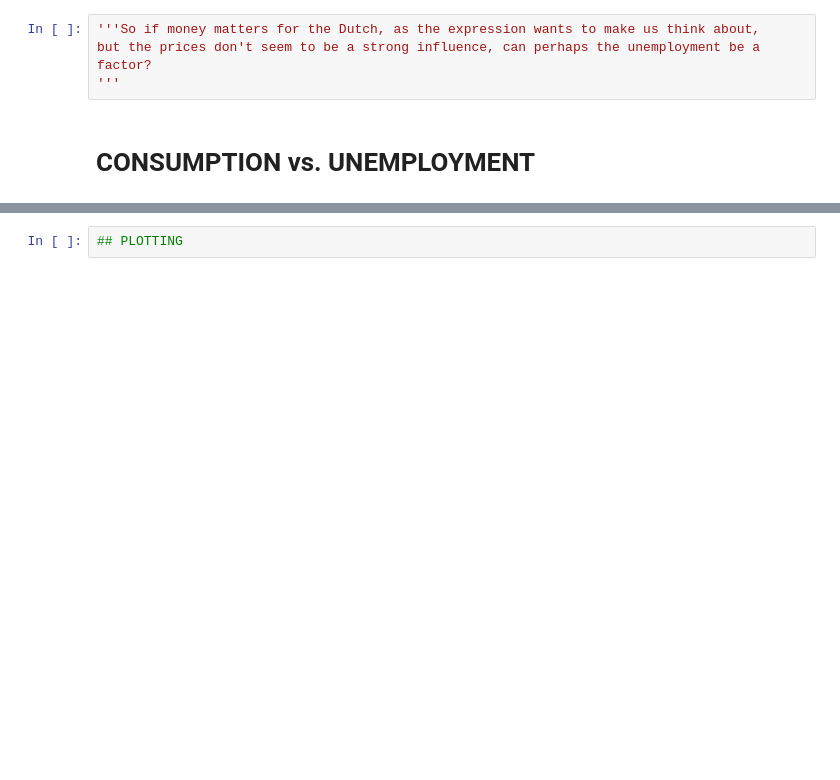
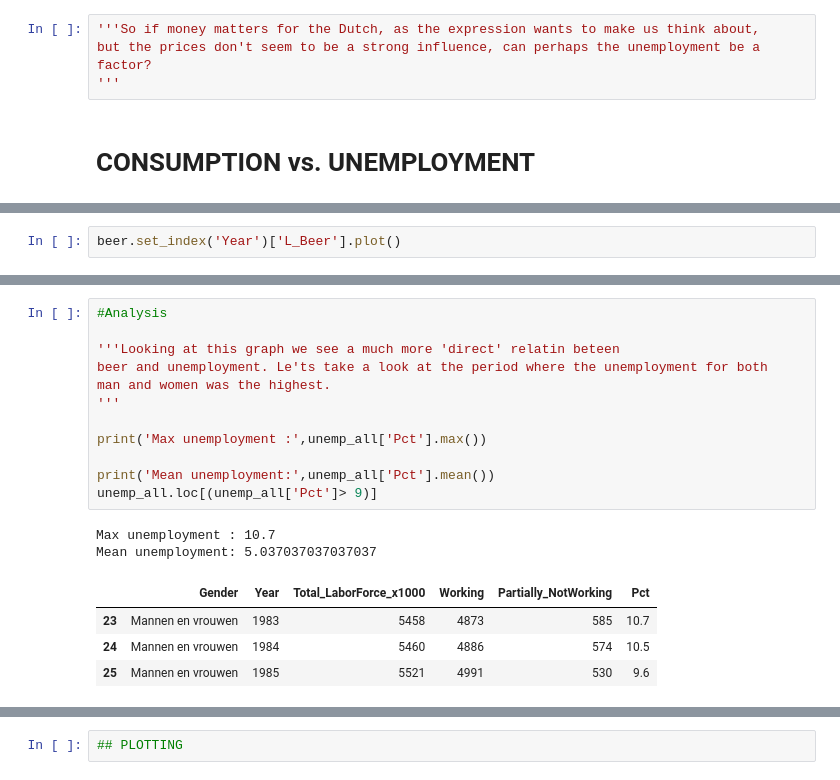
Before and after one commit to AjiacoVic/StoryTelling_project, a Jupyter notebook: BEER Exploring Data.ipynb, the cells around one changed output, grey strips where cells are left out. Drawn from its saved outputs; the diff is of its cells as text; blank space fills up the shorter version.

```diff
--- a/BEER Exploring Data.ipynb
+++ b/BEER Exploring Data.ipynb
@@ -342,0 +333,2 @@ dataNL.loc[dataNL['Winter_min']==Winter_max]
+# %%
+beer.set_index('Year')['L_Beer'].plot()
@@ -342,0 +338,19 @@ dataNL.loc[dataNL['Winter_min']==Winter_max]
+# %%
+#Analysis
+
+'''Looking at this graph we see a much more 'direct' relatin beteen
+beer and unemployment. Le'ts take a look at the period where the unemployment for both
+man and women was the highest.
+'''
+
+print('Max unemployment :',unemp_all['Pct'].max())
+
+print('Mean unemployment:',unemp_all['Pct'].mean())
+unemp_all.loc[(unemp_all['Pct']> 9)]
+# %% [output]
+Max unemployment : 10.7
+Mean unemployment: 5.037037037037037
+|  | Gender | Year | Total_LaborForce_x1000 | Working | Partially_NotWorking | Pct |
+| 23 | Mannen en vrouwen | 1983 | 5458 | 4873 | 585 | 10.7 |
+| 24 | Mannen en vrouwen | 1984 | 5460 | 4886 | 574 | 10.5 |
+| 25 | Mannen en vrouwen | 1985 | 5521 | 4991 | 530 | 9.6 |
```
Also changed, not shown: parts of 12 cells of this notebook.
